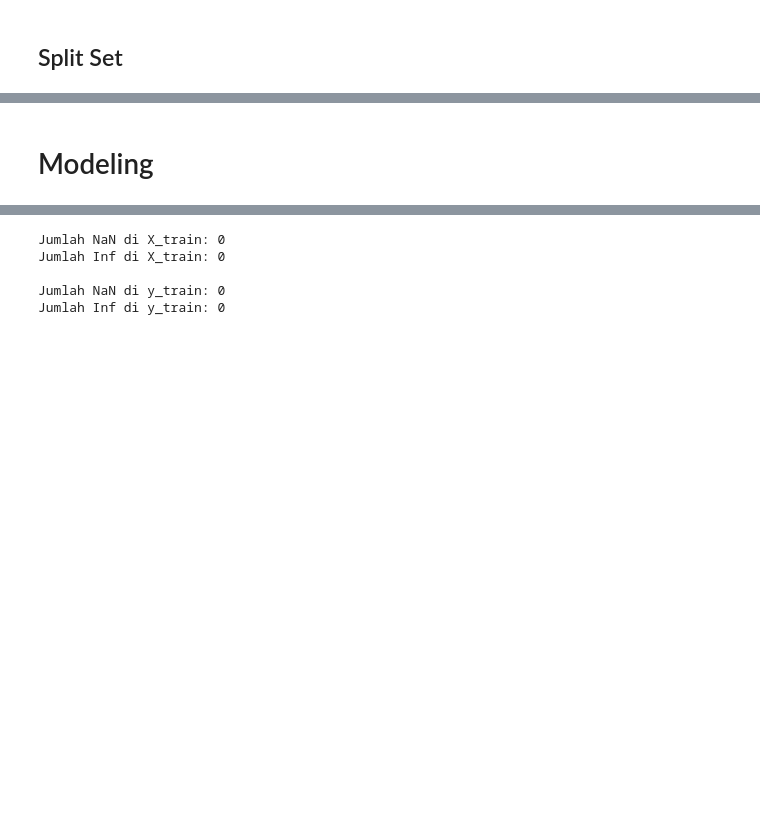
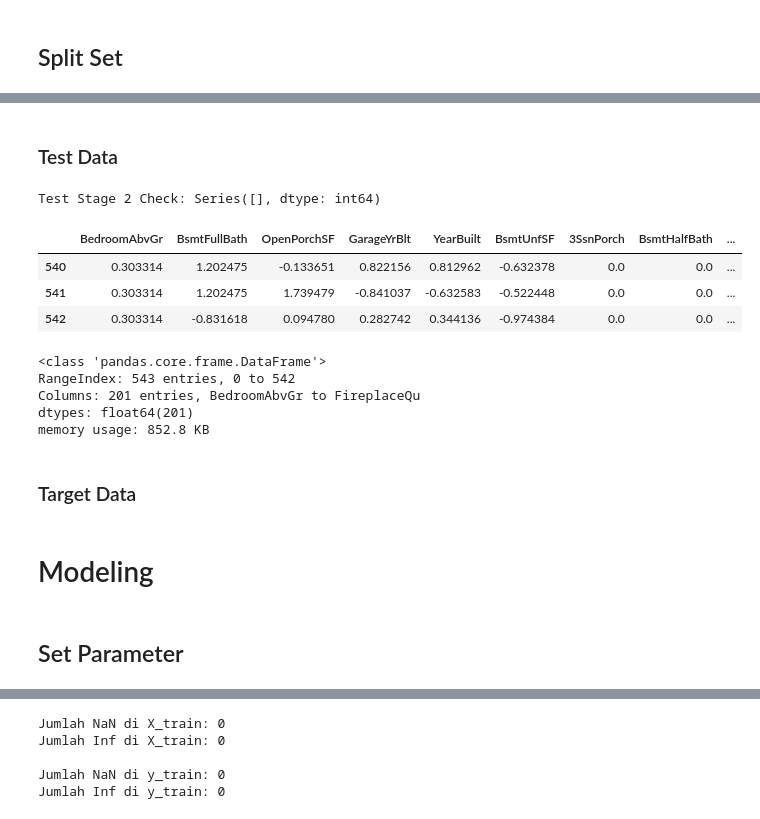
Before and after one commit to Pra5etya/testing_ml, a Jupyter notebook: script/another.ipynb, the cells around one changed output, grey strips where cells are left out. Saved outputs shown, nothing was run; the diff lists cells and outputs as text; code cells hidden in the pictures; blank space fills up the shorter version.

```diff
--- a/script/another.ipynb
+++ b/script/another.ipynb
@@ -613,27 +604,45 @@ prep_stage_2 = ColumnTransformer(
+# %% [markdown]
+### Test Data
 # %%
-# # Transform data
-# transformed_data = prep_stage_2.fit_transform(test_df)
+# Transform data
+transformed_data = prep_stage_2.fit_transform(test_df)
 
-# # Membuat DataFrame dengan kolom hasil transformasi
-# # ====================================================
-# # Mendapatkan nama kolom baru untuk OneHotEncoder
-# categorical_feature_names = prep_stage_2.named_transformers_["cat"].get_feature_names_out(one_hot_encoding_cols)
+# Membuat DataFrame dengan kolom hasil transformasi
+# ====================================================
+# Mendapatkan nama kolom baru untuk OneHotEncoder
+categorical_feature_names = prep_stage_2.named_transformers_["cat"].get_feature_names_out(one_hot_encoding_cols)
 
-# # Gabungkan semua nama kolom
-# all_columns = (
-#     numeric_cols +
-#     list(categorical_feature_names) +
-#     ordinal_encoding_cols +
-#     list(test_df.columns.difference(numeric_cols + one_hot_encoding_cols + ordinal_encoding_cols))
-# )
+# Gabungkan semua nama kolom
+all_columns = (
+    numeric_cols +
+    list(categorical_feature_names) +
+    ordinal_encoding_cols +
+    list(test_df.columns.difference(numeric_cols + one_hot_encoding_cols + ordinal_encoding_cols))
+)
 
-# # Membuat DataFrame dengan nama kolom yang sesuai
-# test_df = pd.DataFrame(transformed_data, columns = all_columns)
+# Membuat DataFrame dengan nama kolom yang sesuai
+test_df = pd.DataFrame(transformed_data, columns = all_columns)
 
-# # Menampilkan total null pada setiap kolom
-# null_columns = test_df.isnull().sum()[test_df.isnull().sum() > 0]
-# print(f'Test Stage 2 Check: {null_columns}')
-# test_df.head(3)
+# Menampilkan total null pada setiap kolom
+null_columns = test_df.isnull().sum()[test_df.isnull().sum() > 0]
+print(f'Test Stage 2 Check: {null_columns}')
+test_df.tail(3)
+# %% [output]
+Test Stage 2 Check: Series([], dtype: int64)
+|  | BedroomAbvGr | BsmtFullBath | OpenPorchSF | GarageYrBlt | YearBuilt | BsmtUnfSF | 3SsnPorch | BsmtHalfBath | ... |
+| 540 | 0.303314 | 1.202475 | -0.133651 | 0.822156 | 0.812962 | -0.632378 | 0.0 | 0.0 | ... |
+| 541 | 0.303314 | 1.202475 | 1.739479 | -0.841037 | -0.632583 | -0.522448 | 0.0 | 0.0 | ... |
+| 542 | 0.303314 | -0.831618 | 0.094780 | 0.282742 | 0.344136 | -0.974384 | 0.0 | 0.0 | ... |
+# %%
+test_df.info()
+# %% [output]
+<class 'pandas.core.frame.DataFrame'>
+RangeIndex: 543 entries, 0 to 542
+Columns: 201 entries, BedroomAbvGr to FireplaceQu
+dtypes: float64(201)
+memory usage: 852.8 KB
+# %% [markdown]
+### Target Data
 # %%
 # Memisahkan kolom target dari data
 target_col = 'SalePrice'
@@ -654,6 +663,8 @@ else:
     X_test = test_df
 # %% [markdown]
 # Modeling
+# %% [markdown]
+## Set Parameter
 # %%
 # Membuat pipeline yang menggabungkan preprocessing dengan model
 model_pipeline = Pipeline(steps = [
```
Also changed, not shown: parts of 27 cells of this notebook, 3 other files.
